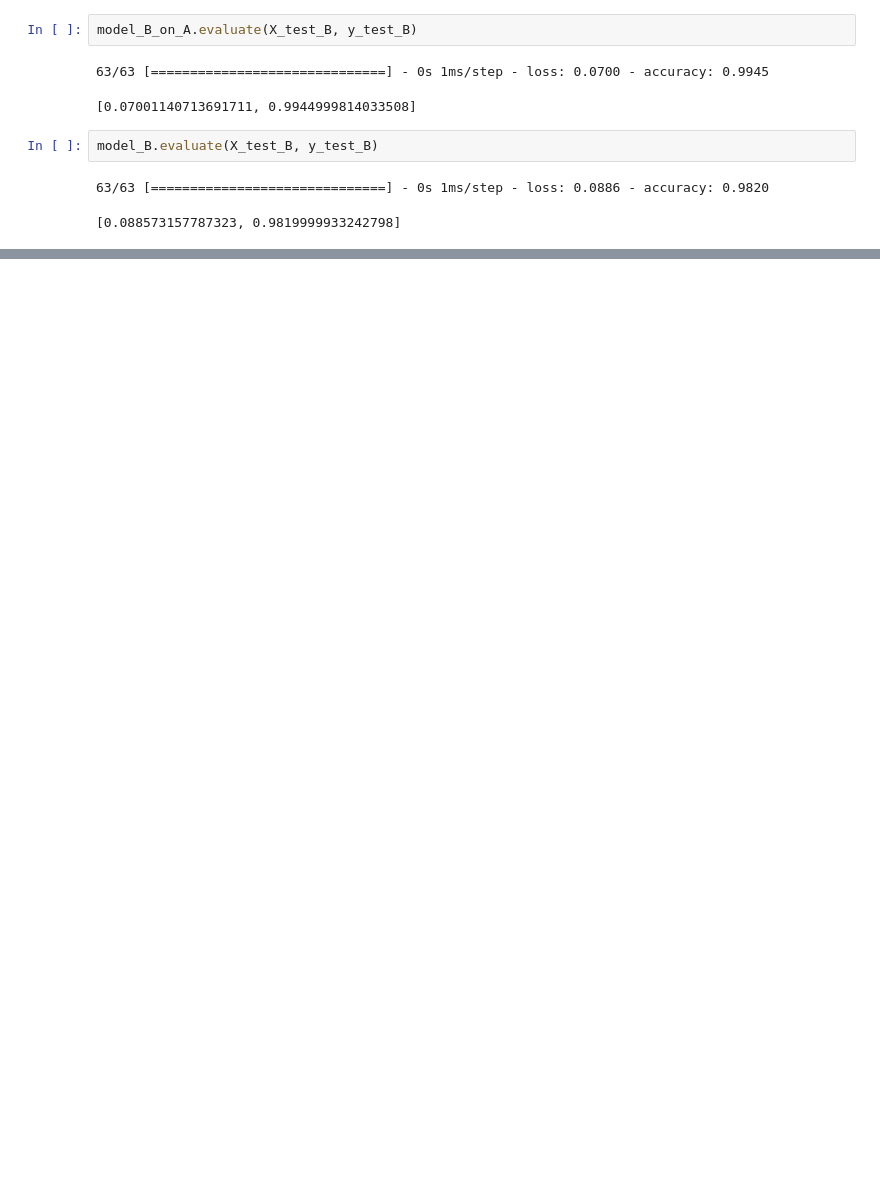
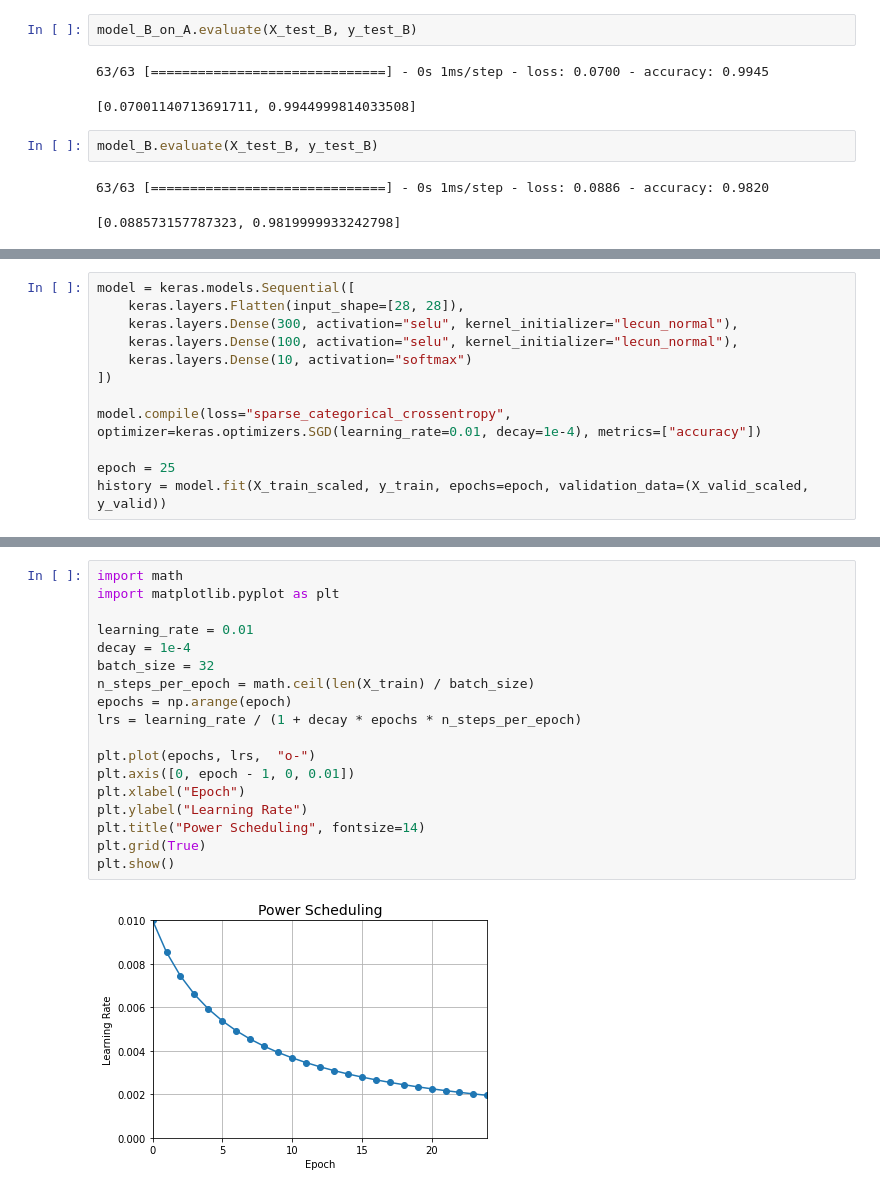
Before and after one commit to ozingmw/Hands-On_ML_Repo, a Jupyter notebook: deep_neural_networks.ipynb, the cells around one changed output, grey strips where cells are left out. Cells and saved outputs as stored; diff of their text form; blank space fills up the shorter version.

```diff
--- a/deep_neural_networks.ipynb
+++ b/deep_neural_networks.ipynb
@@ -448,0 +472,12 @@ model_B.evaluate(X_test_B, y_test_B)
+# %%
+model = keras.models.Sequential([
+    keras.layers.Flatten(input_shape=[28, 28]),
+    keras.layers.Dense(300, activation="selu", kernel_initializer="lecun_normal"),
+    keras.layers.Dense(100, activation="selu", kernel_initializer="lecun_normal"),
+    keras.layers.Dense(10, activation="softmax")
+])
+
+model.compile(loss="sparse_categorical_crossentropy", optimizer=keras.optimizers.SGD(learning_rate=0.01, decay=1e-4), metrics=["accuracy"])
+
+epoch = 25
+history = model.fit(X_train_scaled, y_train, epochs=epoch, validation_data=(X_valid_scaled, y_valid))
@@ -448,0 +502,20 @@ model_B.evaluate(X_test_B, y_test_B)
+# %%
+import math
+import matplotlib.pyplot as plt
+
+learning_rate = 0.01
+decay = 1e-4
+batch_size = 32
+n_steps_per_epoch = math.ceil(len(X_train) / batch_size)
+epochs = np.arange(epoch)
+lrs = learning_rate / (1 + decay * epochs * n_steps_per_epoch)
+
+plt.plot(epochs, lrs,  "o-")
+plt.axis([0, epoch - 1, 0, 0.01])
+plt.xlabel("Epoch")
+plt.ylabel("Learning Rate")
+plt.title("Power Scheduling", fontsize=14)
+plt.grid(True)
+plt.show()
+# %% [output]
+[figure, added]
```
Also changed, not shown: parts of 17 cells of this notebook.
